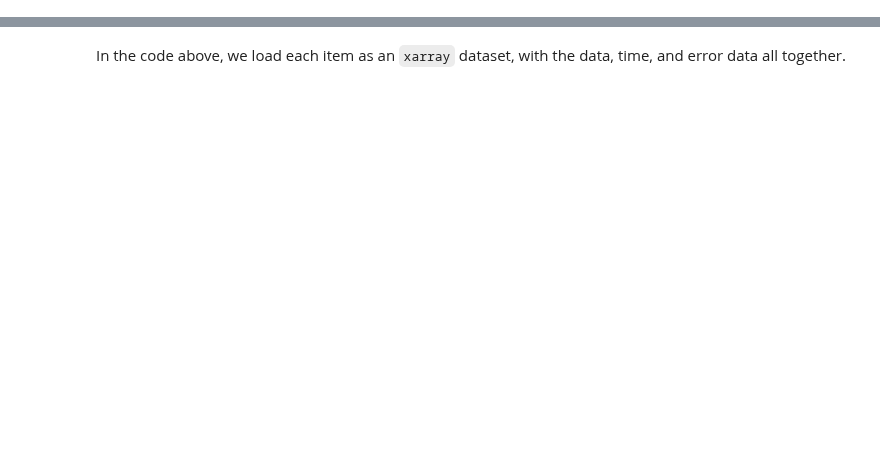
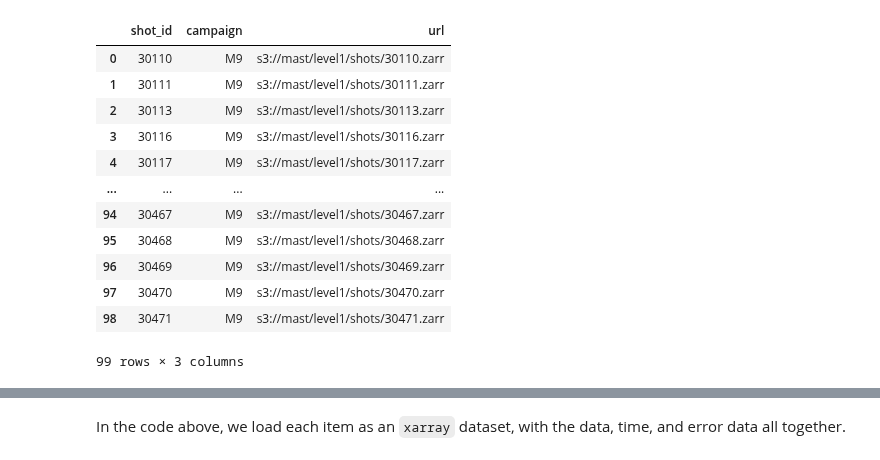
Before and after one commit to ukaea/fair-mast, a Jupyter notebook: src/api/static/_build/jupyter_execute/load_data.ipynb, the cells around one changed output, grey strips where cells are left out. Saved outputs shown, nothing was run; the diff lists cells and outputs as text; code cells hidden in the pictures; blank space fills up the shorter version.

```diff
--- a/src/api/static/_build/jupyter_execute/load_data.ipynb
+++ b/src/api/static/_build/jupyter_execute/load_data.ipynb
@@ -93,0 +19,18 @@ kA
+# %%
+catalog  = intake.open_catalog(f'{HOST_URL}/intake/catalog.yml')
+df = pd.DataFrame(catalog.db.shots.read())
+df[['shot_id', 'campaign', 'url']]
+# %% [output]
+|  | shot_id | campaign | url |
+| 0 | 30110 | M9 | s3://mast/level1/shots/30110.zarr |
+| 1 | 30111 | M9 | s3://mast/level1/shots/30111.zarr |
+| 2 | 30113 | M9 | s3://mast/level1/shots/30113.zarr |
+| 3 | 30116 | M9 | s3://mast/level1/shots/30116.zarr |
+| 4 | 30117 | M9 | s3://mast/level1/shots/30117.zarr |
+| ... | ... | ... | ... |
+| 94 | 30467 | M9 | s3://mast/level1/shots/30467.zarr |
+| 95 | 30468 | M9 | s3://mast/level1/shots/30468.zarr |
+| 96 | 30469 | M9 | s3://mast/level1/shots/30469.zarr |
+| 97 | 30470 | M9 | s3://mast/level1/shots/30470.zarr |
+| 98 | 30471 | M9 | s3://mast/level1/shots/30471.zarr |
+99 rows × 3 columns
```
Also changed, not shown: parts of 16 cells of this notebook, 26 other files.
